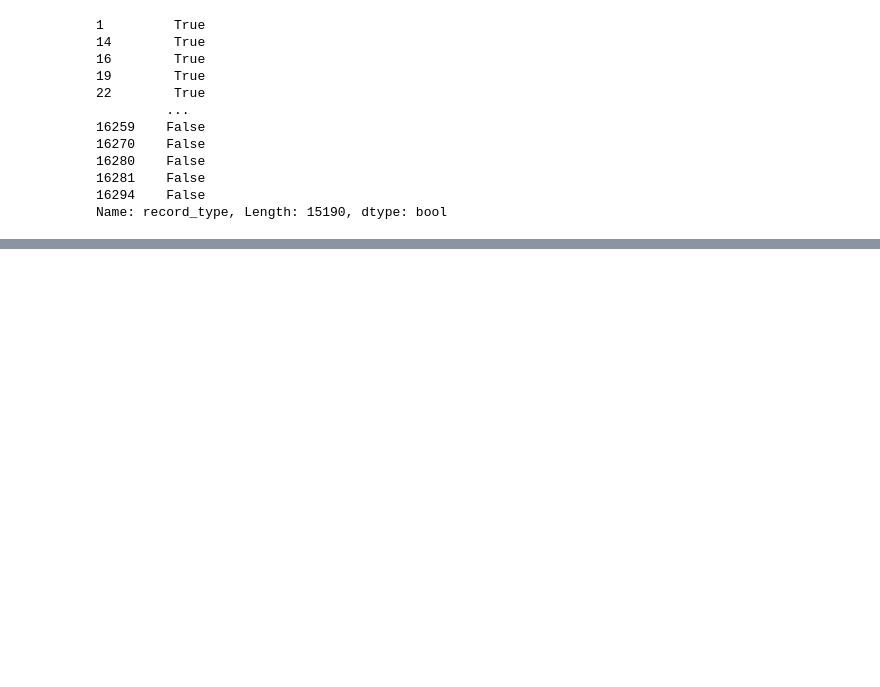
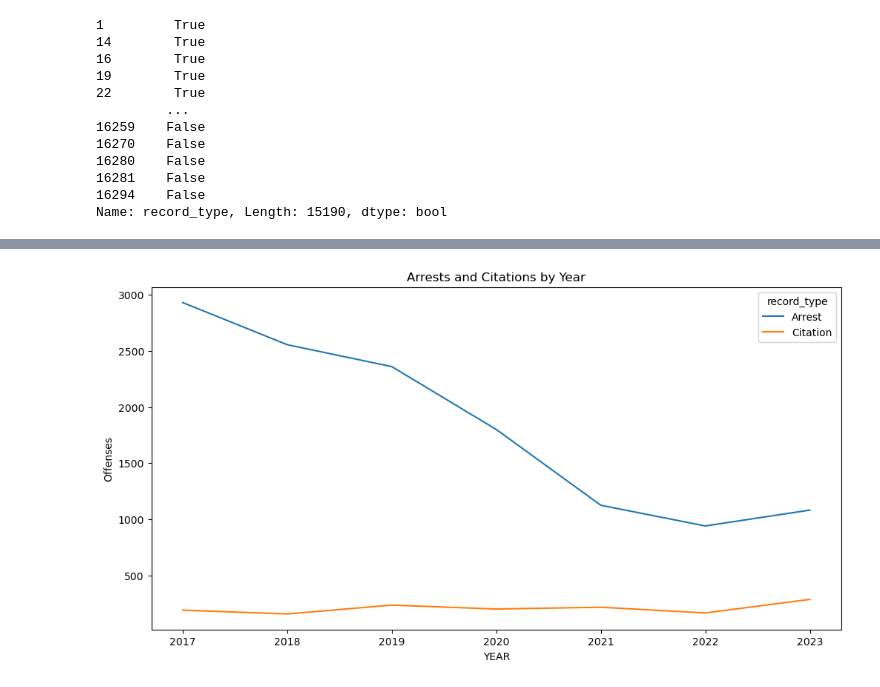
Before and after one commit to Police-Data-Accessibility-Project/caasi-help-desk, a Jupyter notebook: mj-decriminalization/MJ Graphs.ipynb, the cells around one changed output, grey strips where cells are left out. Saved outputs shown, nothing was run; the diff lists cells and outputs as text; code cells hidden in the pictures; blank space fills up the shorter version.

```diff
--- a/mj-decriminalization/MJ Graphs.ipynb
+++ b/mj-decriminalization/MJ Graphs.ipynb
@@ -1452,0 +1419,7 @@ Name: 0, dtype: int64
+# %%
+arrest_citation_by_year = mj_df.loc[(mj_df['YEAR'] >= 2017) & (mj_df['YEAR'] <= 2023)].\
+                    groupby(['YEAR', 'record_type']).\
+                    aggregate(Offenses = ('OFFENSES','count')).\
+                    reset_index().\
+                    set_index('YEAR').\
+                    copy()
@@ -1452,0 +1445,7 @@ Name: 0, dtype: int64
+# %%
+plt.figure(figsize=(12,6))
+sns.lineplot(data=arrest_citation_by_year, x="YEAR", y="Offenses", hue='record_type')
+plt.title('Arrests and Citations by Year')
+plt.show()
+# %% [output]
+[figure, added]
```
Also changed, not shown: parts of 50 cells of this notebook.
